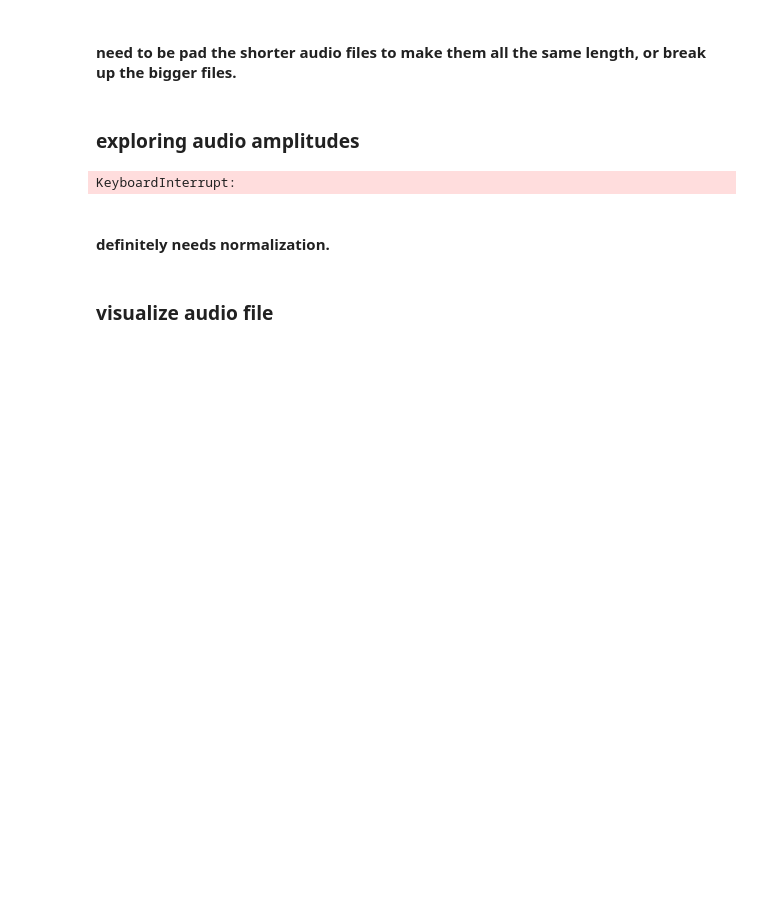
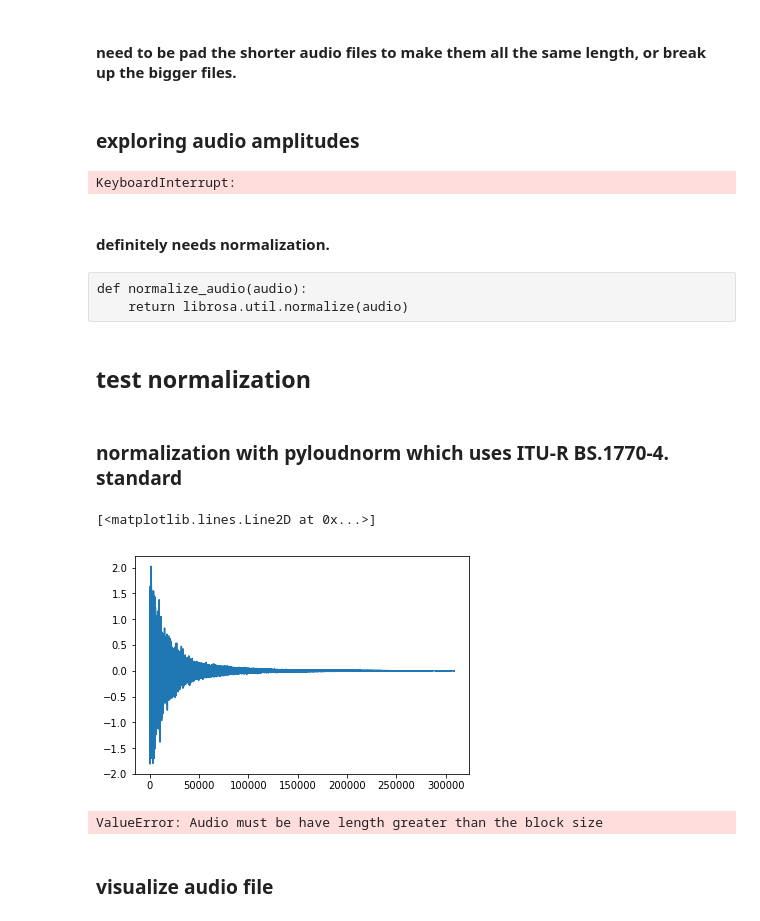
Before and after one commit to gabrielhgiraldo/free_sound_general_purpose_audio_tagger, a Jupyter notebook: EDA.ipynb, the cells around one changed output. Cells and saved outputs as stored; diff of their text form; code cells hidden in the pictures; blank space fills up the shorter version.

```diff
--- a/EDA.ipynb
+++ b/EDA.ipynb
@@ -140,0 +147,22 @@ def normalize_audio(audio):
+# %% [raw]
+def normalize_audio(audio):
+    return librosa.util.normalize(audio)
+# %% [markdown]
+## test normalization
+# %% [markdown]
+### normalization with pyloudnorm which uses ITU-R BS.1770-4. standard
+# %%
+def normalize_audio_loudness(data,rate):
+    meter = pyln.Meter(rate) # create BS.1770 meter
+    loudness = meter.integrated_loudness(data)
+
+    # loudness normalize audio to -12 dB LUFS
+    loudness_normalized_audio = pyln.normalize.loudness(data, loudness, -12.0)
+    return loudness_normalized_audio
+# %%
+data, rate = librosa.core.load('./data/audio_train/00044347.wav')
+data = normalize_audio_loudness(data,rate)
+plt.plot(data)
+# %% [output]
+[<matplotlib.lines.Line2D at 0x...>]
+[figure, added]
@@ -140,0 +175,4 @@ def normalize_audio(audio):
+# %%
+train['amplitude'] = train['fname'].apply(lambda fname: get_normalized_amplitude(f'data/audio_train/{fname}'));
+# %% [output]
+ValueError: Audio must be have length greater than the block size
```
Also changed, not shown: parts of 23 cells of this notebook, 2 other files.
